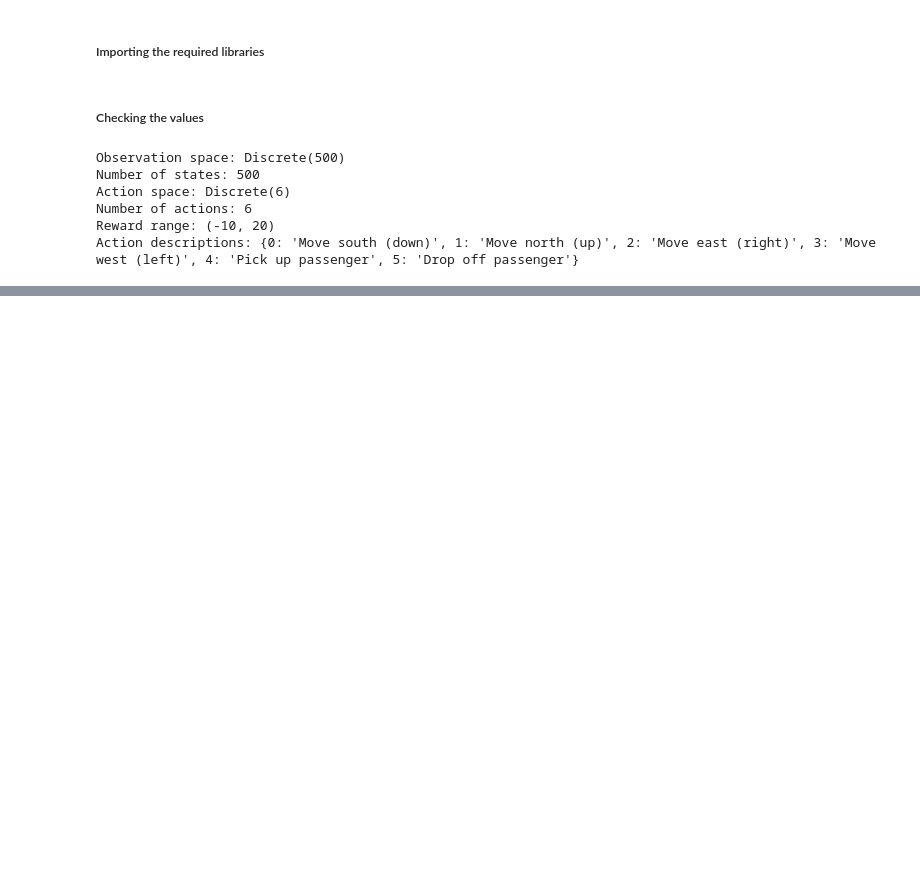
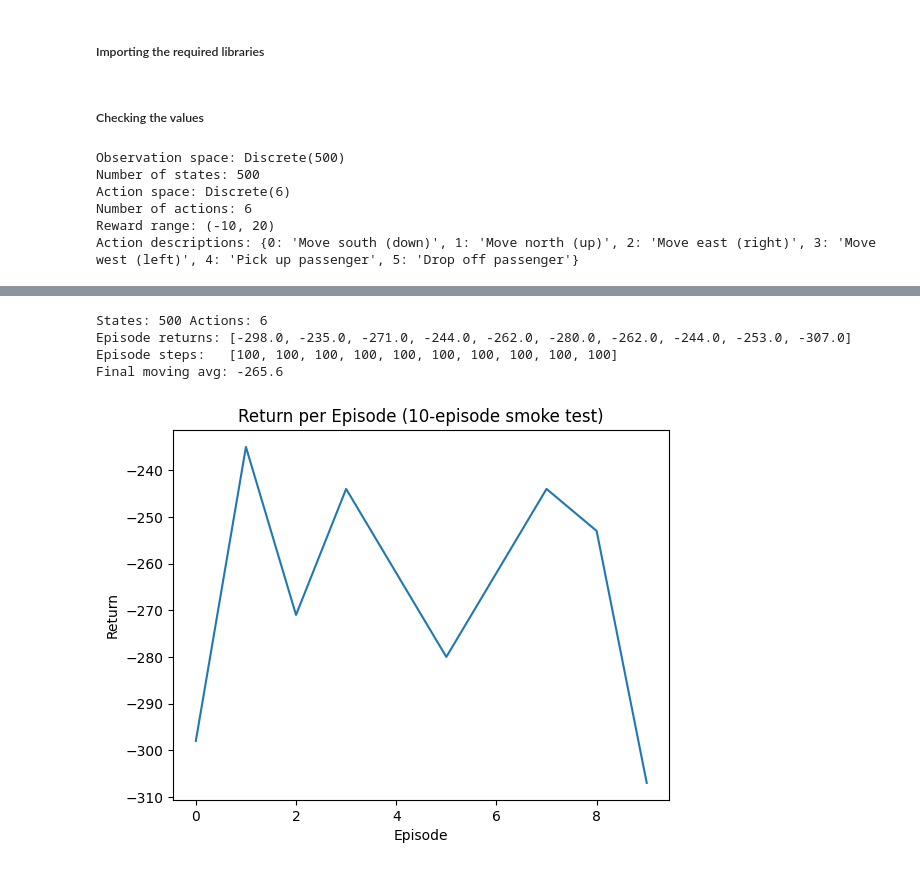
Before and after one commit to Reddy3001/Assignment-2-CSCN8020, a Jupyter notebook: Submission.ipynb, the cells around one changed output, grey strips where cells are left out. Drawn from its saved outputs; the diff is of its cells as text; code cells hidden in the pictures; blank space fills up the shorter version.

Commit message:
Implemented and tested Q-learning agent on Taxi-v3 environment.

```diff
--- a/Submission.ipynb
+++ b/Submission.ipynb
@@ -25,0 +103,34 @@ Action descriptions: {0: 'Move south (down)', 1: 'Move north (up)', 2: 'Move eas
+# %%
+import gymnasium as gym
+import numpy as np
+import matplotlib.pyplot as plt
+
+# Make env
+env = gym.make("Taxi-v3")
+
+# Sizes
+n_states = env.observation_space.n
+n_actions = env.action_space.n
+print("States:", n_states, "Actions:", n_actions)
+
+# Quick 10-episode training so you see output immediately
+base_cfg = QConfig(alpha=0.1, gamma=0.9, epsilon=0.1, episodes=10, max_steps=100)
+agent = QAgent(n_states, n_actions, base_cfg)
+returns, steps, ma = run_training(env, agent)
+
+print("Episode returns:", returns)
+print("Episode steps:  ", steps)
+print("Final moving avg:", ma[-1])
+
+# Quick plots (these should pop below the cell)
+plt.figure()
+plt.plot(returns)
+plt.title("Return per Episode (10-episode smoke test)")
+plt.xlabel("Episode"); plt.ylabel("Return")
+plt.show()
+# %% [output]
+States: 500 Actions: 6
+Episode returns: [-298.0, -235.0, -271.0, -244.0, -262.0, -280.0, -262.0, -244.0, -253.0, -307.0]
+Episode steps:   [100, 100, 100, 100, 100, 100, 100, 100, 100, 100]
+Final moving avg: -265.6
+[figure, added]
```
Also changed, not shown: parts of 4 cells of this notebook.
